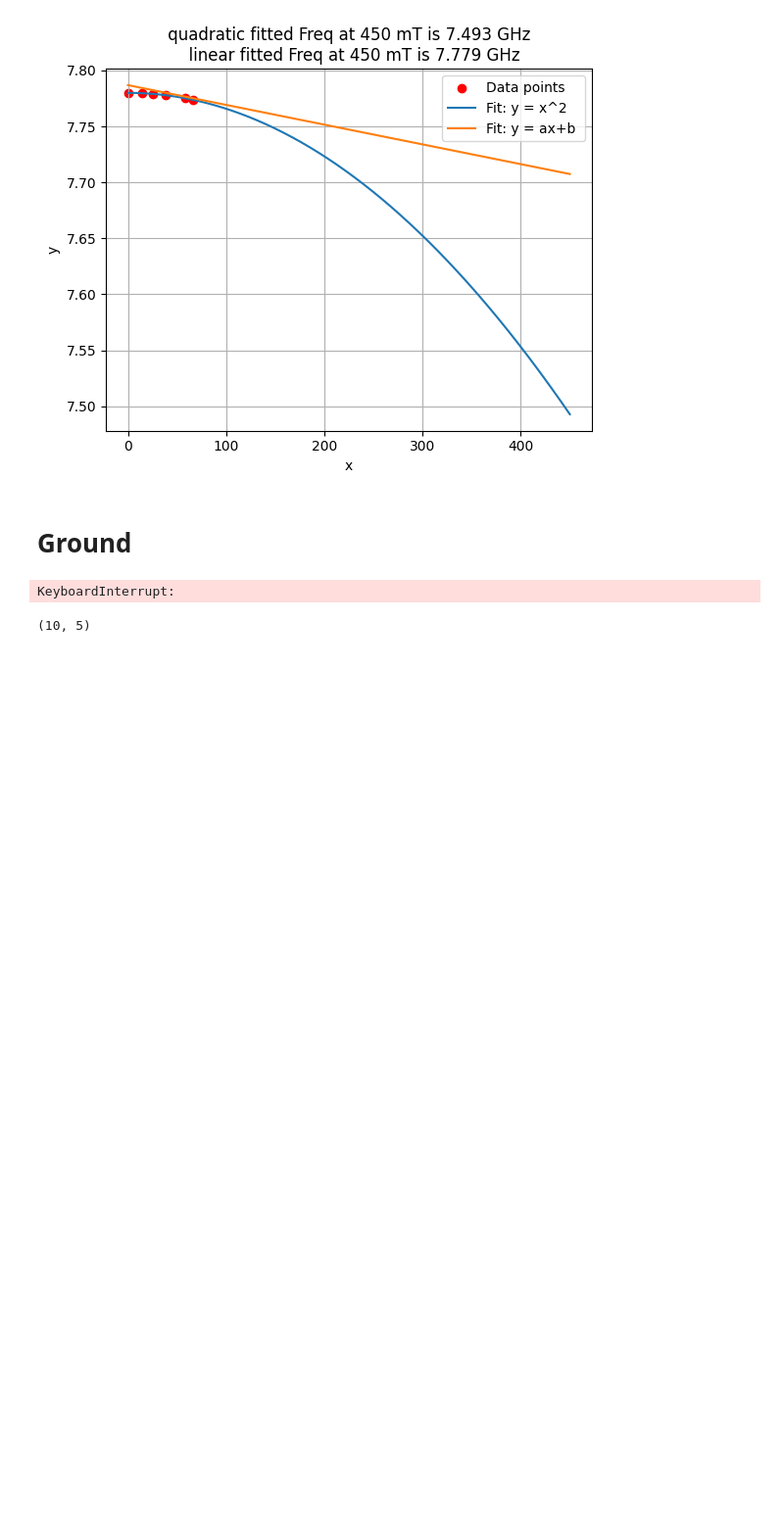
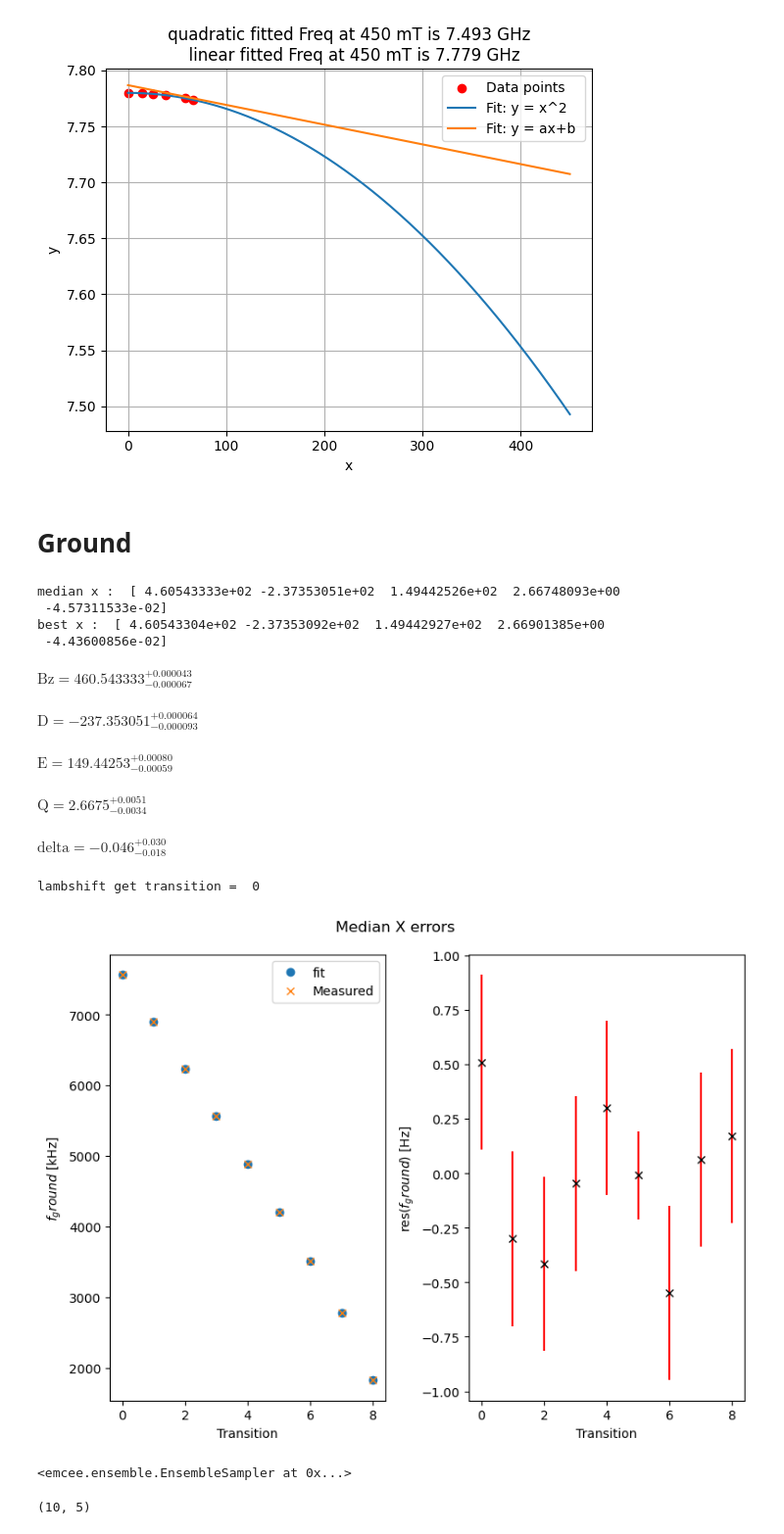
Before and after one commit to leonmyk/Spectroscopy_Hamiltonian_fitter-, a Jupyter notebook: Fitter.ipynb, the cells around one changed output. Shown at 98% size. Cells and saved outputs as stored; diff of their text form; code cells hidden in the pictures; blank space fills up the shorter version.

Commit message:
Merge branch 'main' of github.com:leonmyk/Spectroscopy_Hamiltonian_fitter-

```diff
--- a/Fitter.ipynb
+++ b/Fitter.ipynb
@@ -78,4 +78,15 @@ exp_id_Nb = '_New_Nb_meas'
 fitter_ca = Hamiltonian_Fitter(full_meas_Ca,d_full_meas_Ca,system=SpinSystem(I=7/2,S=1/2, mu = 'Ca'), meas_Aperp = 100,simu_A= A_simu_ca,id = exp_id_Ca)
 fitter_Nb = Hamiltonian_Fitter(full_meas_Nb,d_full_meas_Nb,system=SpinSystem(I=9/2,S=1/2, mu = 'Nb'), meas_Aperp = A_perp_meas_Nb,simu_A= A_simu_Nb,id = exp_id_Nb)
 # %%
-np.sign(5)
+best_Nb_new_ground = [460.54332743548514,-237.3530588172125,149.44265324875772,2.6677225686027346,-0.04586554577391678]
+
+best_Nb_new_Full =  [
+        454.1322853094593,
+        133.48931385714442,
+        -237.296890967897,
+        -4.338329669502178,
+        -149.43295795085606,
+        1.4302520276228758,
+        -0.729931286365064,
+        0.07260348551180207
+    ]
@@ -168,9 +149,20 @@ Fitted c = 7.77525
 # %% [markdown]
 # Ground
 # %%
-fitter_Nb.run_MCMC(state = State.Ground, nwalkers=64, nsteps=60000, discard=5000)
+fitter_Nb.run_MCMC(state = State.Ground, nwalkers=64, nsteps=1000, discard=300, guess = best_Nb_new_ground)
 # %% [output]
-KeyboardInterrupt:
+median x :  [ 4.60543333e+02 -2.37353051e+02  1.49442526e+02  2.66748093e+00
+ -4.57311533e-02]
+best x :  [ 4.60543304e+02 -2.37353092e+02  1.49442927e+02  2.66901385e+00
+ -4.43600856e-02]
+$\displaystyle \mathrm{Bz} = 460.543333_{-0.000067}^{+0.000043}$
+$\displaystyle \mathrm{D} = -237.353051_{-0.000093}^{+0.000064}$
+$\displaystyle \mathrm{E} = 149.44253_{-0.00059}^{+0.00080}$
+$\displaystyle \mathrm{Q} = 2.6675_{-0.0034}^{+0.0051}$
+$\displaystyle \mathrm{delta} = -0.046_{-0.018}^{+0.030}$
+lambshift get transition =  0
+[figure, added]
+<emcee.ensemble.EnsembleSampler at 0x...>
 # %%
 fitter_Nb.Save_results(state = State.Ground)
 # %% [output]
```
Also changed, not shown: parts of 4 cells of this notebook, 1 other file.
